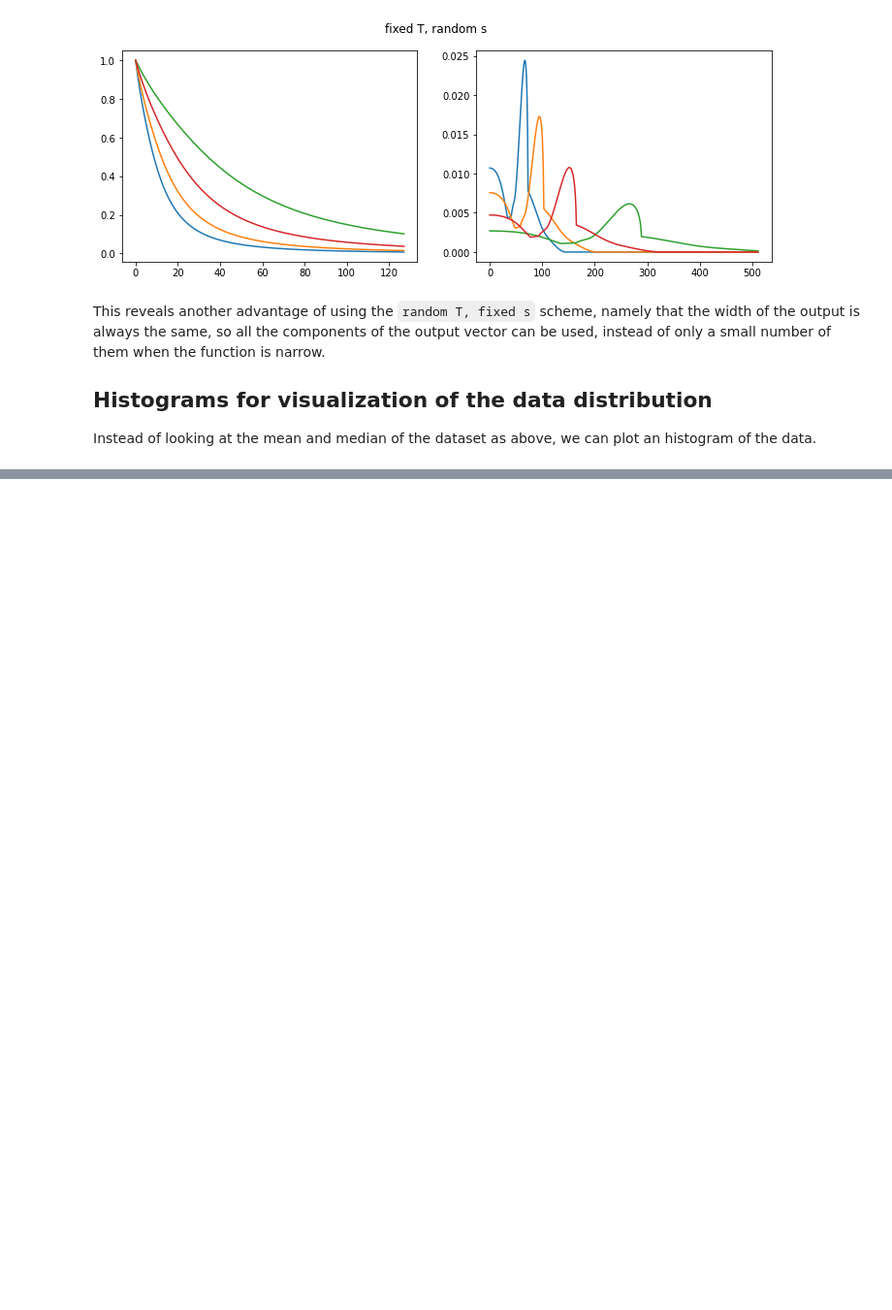
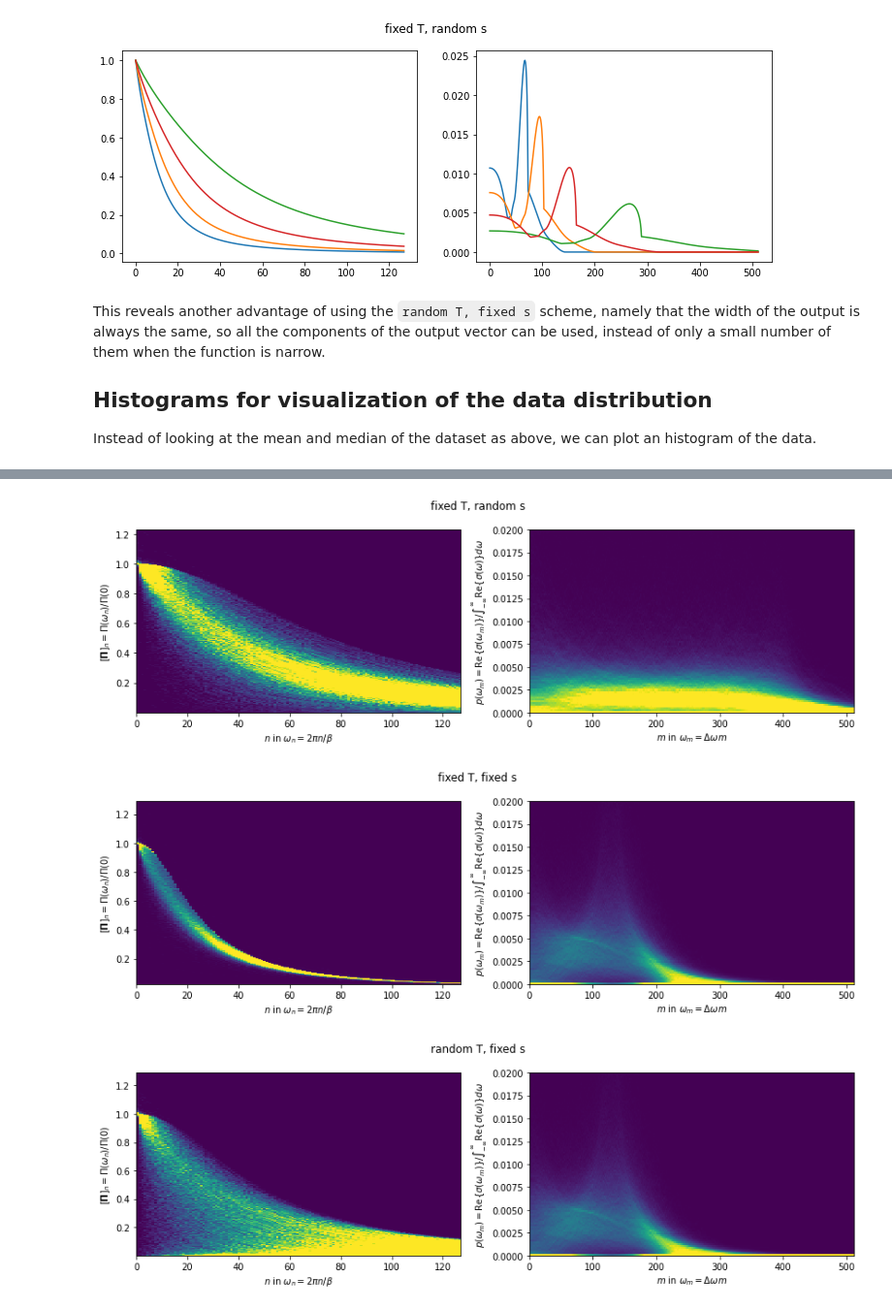
Before and after one commit to simonverret/deep_continuation, a Jupyter notebook: examples/dataset_statistics.ipynb, the cells around one changed output, grey strips where cells are left out. Shown at 97% size. Saved outputs shown, nothing was run; the diff lists cells and outputs as text; code cells hidden in the pictures; blank space fills up the shorter version.

Commit message:
adding unbiased data to the statistics notebook

```diff
--- a/examples/dataset_statistics.ipynb
+++ b/examples/dataset_statistics.ipynb
@@ -236,0 +256,19 @@ From the above, we clearly see that the dataset contains a surrepresentation of
+# %%
+unbiased_pi = {}
+unbiased_pi['fixed T, random s'] = np.load(os.path.join(DATAPATH, "unbiased", "Pi_10000x1x1_seed555_Nwn128_beta30.npy"))
+unbiased_pi['fixed T, fixed s'] = np.load(os.path.join(DATAPATH, "unbiased", "Pi_10000x1x1_seed555_Nwn128_beta30_std8.86.npy"))
+unbiased_pi['random T, fixed s'] = np.load(os.path.join(DATAPATH, "unbiased", "Pi_10000x1x1_seed555_Nwn128_beta0to60_std8.86.npy"))
+
+unbiased_sigma = {}
+unbiased_sigma['fixed T, random s'] = np.load(os.path.join(DATAPATH, "unbiased", "sigma_10000x1x1_seed555_Nw512_wmax20.npy"))
+unbiased_sigma['fixed T, fixed s'] = np.load(os.path.join(DATAPATH, "unbiased", "sigma_10000x1x1_seed555_Nw512_wmax20_std8.86.npy"))
+unbiased_sigma['random T, fixed s'] = np.load(os.path.join(DATAPATH, "unbiased", "sigma_10000x1x1_seed555_Nw512_wmax20_std8.86.npy"))
+
+scale = np.load(os.path.join(DATAPATH, "unbiased", "std_10000x1x1_seed555.npy"))
+
+for key in unbiased_sigma:
+    histogram_dataset(unbiased_sigma[key], unbiased_pi[key], key, vmax_num_std=1)
+# %% [output]
+[figure, added]
+[figure, added]
+[figure, added]
```
Also changed, not shown: parts of 3 cells of this notebook, 1 other file.
